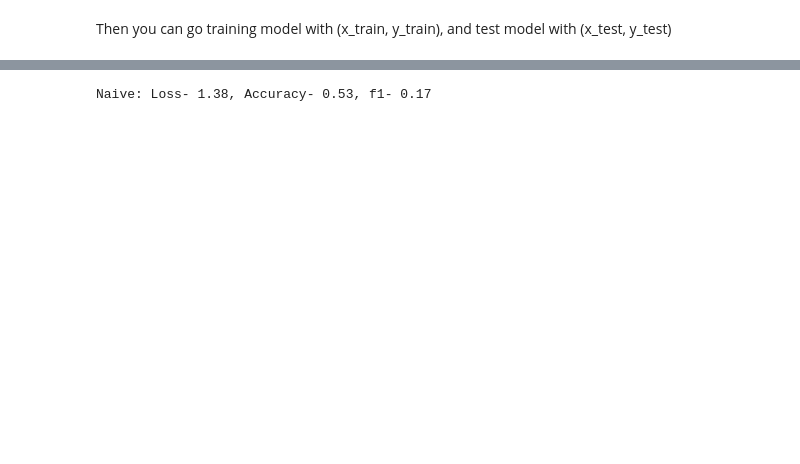
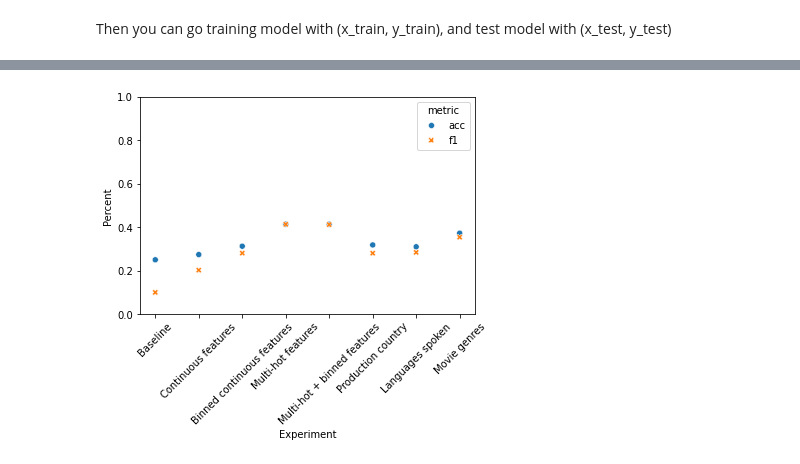
Before and after one commit to Jacobzzz0522/3u3-Project-2, a Jupyter notebook: project 2 Mark.ipynb, the cells around one changed output, grey strips where cells are left out. Drawn from its saved outputs; the diff is of its cells as text; code cells hidden in the pictures; blank space fills up the shorter version.

```diff
--- a/project 2 Mark.ipynb
+++ b/project 2 Mark.ipynb
@@ -271,0 +352,3 @@ df_train.head()
+# %%
+df_train = df_movies[cont_cols+onehot_cols+cat_cols+bin10_cols+bin2_cols+['bechdel_score']]
+df_train.head()
@@ -291,0 +415,3 @@ x_cont.shape, x_cat.shape, np.unique(x_cat), y.shape, np.unique(y)
+# %%
+train_mean, train_std = np.mean(X[cont_cols], axis=0), np.std(X[cont_cols], axis=0)
+X[cont_cols] = (X[cont_cols] - train_mean) / train_std
@@ -316 +442,21 @@ Then you can go training model with (x_train, y_train), and test model with (x_t
+# %%
+from sklearn.naive_bayes import GaussianNB, BernoulliNB, CategoricalNB
+from sklearn.model_selection import cross_validate
+from sklearn.metrics import mean_squared_error, f1_score
+
+def do_cv(model, X, y, exp_name=''):
+    cv = cross_validate(estimator=model, X=X, y=y, scoring=['f1_macro', 'accuracy'], cv=10)
+    cv_acc = cv['test_accuracy'].mean()
+    cv_acc_std = cv['test_accuracy'].std()
+    cv_f1 = cv['test_f1_macro'].mean()
+    cv_f1_std = cv['test_f1_macro'].std()
+    model_name = model.__str__().split('(')[0]
+    print(f"{exp_name}\t{model_name}\n{cv_acc=:.2f}\t{cv_acc_std=:.2f}\t{cv_f1=:.2f}\t{cv_f1_std=:.2f}")
+    return {
+        "mean_acc": cv_acc,
+        "acc_std": cv_acc_std,
+        "mean_f1": cv_f1,
+        "f1_std": cv_f1_std,
+        "exp_name": exp_name
+    }
 # %%
@@ -464,8 +546,20 @@ BNB: Loss- 1.29, Accuracy- 0.54, f1- 0.34
-# %%
-y_naive = np.full_like(y_test, fill_value=3)
-loss = root_mean_squared_error(y_test, y_naive)
-acc = np.mean(y_naive[:] == y_test[:])
-f1 = f1_score(y_test, y_naive, average='macro')
-print(f"Naive: Loss- {loss:.2f}, Accuracy- {acc:.2f}, f1- {f1:.2f}")
-# %% [output]
-Naive: Loss- 1.38, Accuracy- 0.53, f1- 0.17
+# %%
+results_vals = results.melt(id_vars=["exp_name", "model_name"], value_vars=["mean_acc", "mean_f1"], value_name='value')
+results_std = results.melt(id_vars=["exp_name", "model_name"], value_vars=["acc_std", "f1_std"], value_name='std')
+
+for df in results_vals, results_std:
+    df['metric']='acc'
+    df.loc[df['variable'].str.contains('f1'), 'metric']='f1'
+    df.set_index(["exp_name", "model_name", "metric"], inplace=True)
+    df.drop("variable", inplace=True, axis=1)
+# results_std
+results_long = results_vals.join(results_std)
+g=sns.scatterplot(results_long, x="exp_name", y="value", hue="metric", style="metric")
+# g.set_xlim(0,1)
+g.tick_params(axis='x', rotation=45)
+g.set_ylim(0,1)
+g.set_ylabel("Percent")
+g.set_xlabel("Experiment")
+plt.show()
+# %% [output]
+[figure, added]
```
Also changed, not shown: parts of 38 cells of this notebook, 5 other files.
